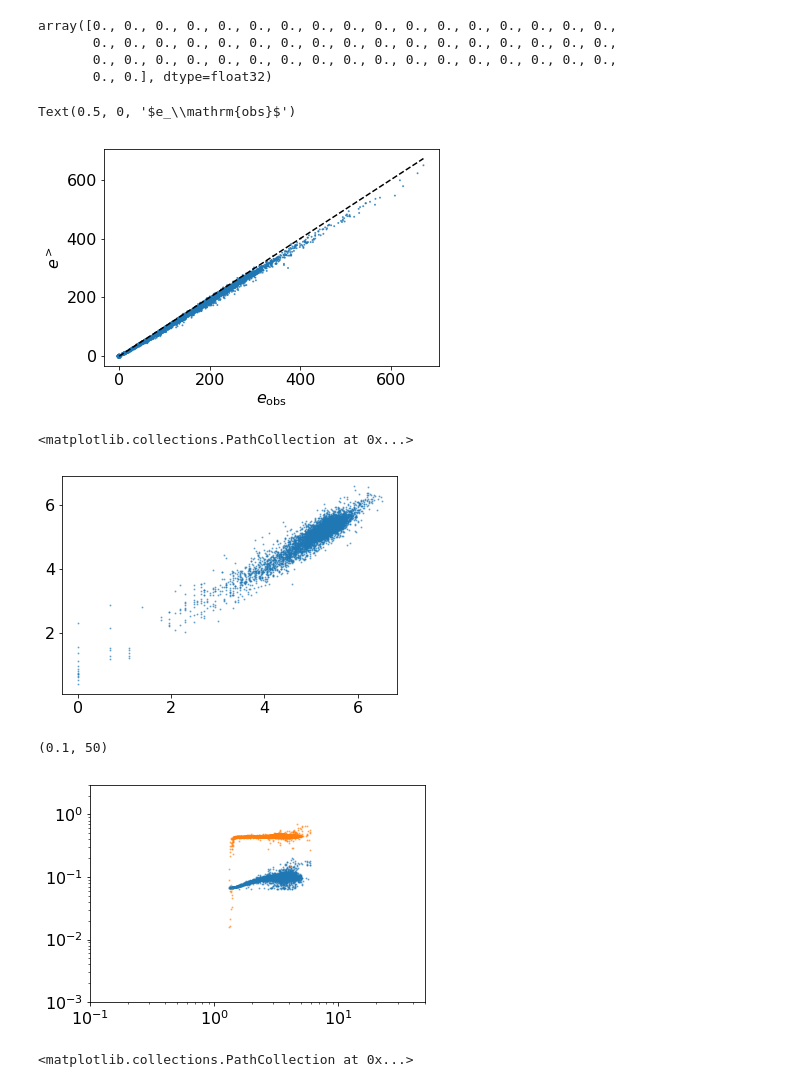
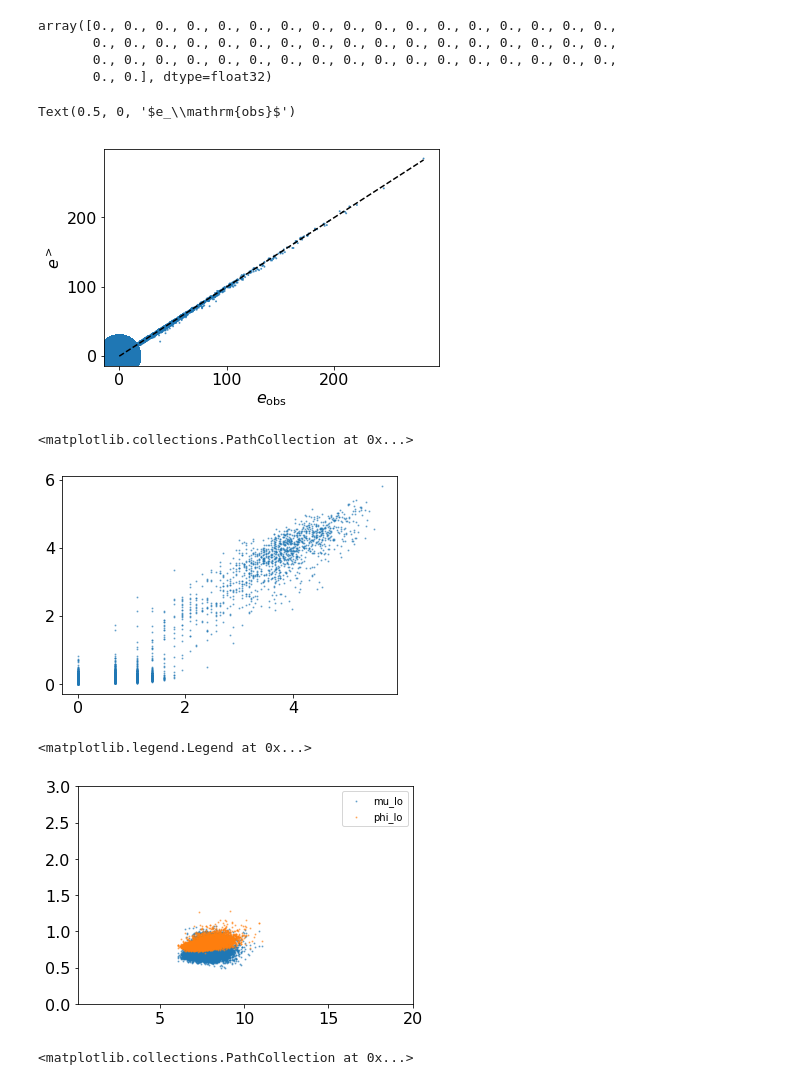
Before and after one commit to broadinstitute/CellBender, a Jupyter notebook: proto/chimera/notebooks/dtm_exploration.ipynb, the cells around one changed output. Drawn from its saved outputs; the diff is of its cells as text; code cells hidden in the pictures.

```diff
--- a/proto/chimera/notebooks/dtm_exploration.ipynb
+++ b/proto/chimera/notebooks/dtm_exploration.ipynb
@@ -60,9 +60,9 @@ dtype = torch.float
 
 
 
-dataset_name = 'pbmc4k_ss_rate_0.25'
-sc_fingerprint_path = '/home/jupyter/data/10x/pbmc4k_ss_rate_0.25_only_expressing_sc_fingerprint.pkl'
-n_gene_groups = 100
+# dataset_name = 'pbmc4k_ss_rate_0.25'
+# sc_fingerprint_path = '/home/jupyter/data/10x/pbmc4k_ss_rate_0.25_only_expressing_sc_fingerprint.pkl'
+# n_gene_groups = 100
 
 # dataset_name = 'pbmc4k_ss_rate_0.25_small_new'
 # sc_fingerprint_path = '/home/jupyter/data/10x/pbmc4k_ss_rate_0.25_small_new_sc_fingerprint.pkl'
@@ -82,9 +82,9 @@ n_gene_groups = 100
 
 
 
-# dataset_name = 'pbmc4k'
-# sc_fingerprint_path = '/home/jupyter/data/10x/pbmc4k_only_expressing_sc_fingerprint.pkl'
-# n_gene_groups = 100
+dataset_name = 'pbmc4k'
+sc_fingerprint_path = '/home/jupyter/data/10x/pbmc4k_only_expressing_sc_fingerprint.pkl'
+n_gene_groups = 100
 
 # dataset_name = 'pbmc4k_small_new'
 # sc_fingerprint_path = '/home/jupyter/data/10x/pbmc4k_small_new_sc_fingerprint.pkl'
@@ -149,7 +149,7 @@ sc_fingerprint_base = SingleCellFingerprintBase.load(sc_fingerprint_path)
 sc_fingerprint_dtm = SingleCellFingerprintDTM(
     sc_fingerprint_base,
     n_gene_groups=n_gene_groups,
-    n_cell_pca_features=10,
+    n_cell_pca_features=20,
     allow_dense_int_ndarray=False,
     low_family_size_cdf_threshold=0.0,
     device=device,
@@ -220,15 +220,15 @@ init_params_dict = {
 
     'expr.init_posterior_scale': 0.2,
 
-    'fsd.gplvm.n_inducing_points': 5,
+    'fsd.gplvm.n_inducing_points': 10,
     'fsd.gplvm.latent_dim': 2,
     'fsd.gplvm.init_rbf_kernel_variance': 0.2,
     'fsd.gplvm.init_rbf_kernel_lengthscale': 0.2,
-    'fsd.gplvm.init_whitenoise_kernel_variance': 0.2,
+    'fsd.gplvm.init_whitenoise_kernel_variance': 0.5,
     'fsd.gplvm.cholesky_jitter': 1e-3,
     'fsd.gplvm.min_noise': 0.01,
 
-    'fsd.init_fsd_xi_posterior_scale': 0.2,
+    'fsd.init_fsd_xi_posterior_scale': 0.1,
     'fsd.xi_posterior_min_scale': 0.01,
 }
 
@@ -274,11 +274,11 @@ model_constraint_params_dict = {
     # no component of p_hi can have too small or too large of a mean family size
     # compared to the empirical mean
     'mu_fsd_hi_comps_to_mu_empirical_ratio_nj': {
-        'lower_bound_value': 0.2,
-        'lower_bound_width': 0.1,
+        'lower_bound_value': 0.01,
+        'lower_bound_width': 0.01,
         'lower_bound_strength': default_constraint_strength,
         'lower_bound_exponent': 2,
-        'upper_bound_value': 5.0,
+        'upper_bound_value': 3.0,
         'upper_bound_width': 1.0,
         'upper_bound_strength': default_constraint_strength,
         'upper_bound_exponent': 2},
@@ -293,7 +293,7 @@ model_constraint_params_dict = {
     # possibly the most important hyperparameter!
     # the ratio of observed chimeric to real molecules can not exceed a certain value
     'mu_fsd_lo_to_mu_fsd_hi_ratio_n': {
-        'upper_bound_value': 0.10,
+        'upper_bound_value': 0.15,
         'upper_bound_width': 0.05,
         'upper_bound_strength': default_constraint_strength,
         'upper_bound_exponent': 2,
@@ -309,8 +309,8 @@ model_constraint_params_dict = {
         'upper_bound_width': 0.05,
         'upper_bound_strength': medium_constraint_strength,
         'upper_bound_exponent': 2,
-        'lower_bound_value': 0.01,  # very important
-        'lower_bound_width': 0.01,
+        'lower_bound_value': 0.001,  # very important
+        'lower_bound_width': 0.001,
         'lower_bound_strength': medium_constraint_strength,
         'lower_bound_exponent': 2},
 
@@ -852,7 +851,7 @@ plt.scatter(x, mu_lo_mean/mu_hi_mean, marker='.', s=5, color='black')
 # gene_index = sc_fingerprint_base.gene_idx_list.index(original_gene_index)
 # print(original_gene_index)
 
-gene_index = sc_fingerprint_base.gene_names_list.index('LYZ')
+gene_index = 12208 #sc_fingerprint_base.gene_names_list.index('RPS23')
 print(sc_fingerprint_base.gene_names_list[gene_index])
 
 sampler = PosteriorGeneExpressionSampler(dtm, device, dtype)
@@ -1041,35 +1063,36 @@ plt.ylabel(r'$e^>$', fontsize=16)
 plt.xlabel(r'$e_\mathrm{obs}$', fontsize=16)
 # %% [output]
 Text(0.5, 0, '$e_\\mathrm{obs}$')
-[figure, old version]
+[figure, new version]
 # %%
 plt.scatter(
     np.log1p(e_obs),
     np.log1p(e_hi_prior_dist.mean.detach().cpu().numpy()), s=1, alpha=0.5)
 # %% [output]
 <matplotlib.collections.PathCollection at 0x...>
-[figure, old version]
+[figure, new version]
 # %%
 with torch.no_grad():
     fsd_params_dict = fsd_model.decode(fsd_model.fsd_xi_posterior_loc_gq)
     dist_lo, dist_hi = fsd_model.get_fsd_components(fsd_params_dict)
     mu_lo = dist_lo.mean.cpu().numpy()
     mu_hi = dist_hi.mean.cpu().numpy()
     phi_lo = fsd_params_dict['phi_lo'].squeeze(-1).cpu().numpy()
 
 # assignments = torch.argmin(
 #     (fsd_codec.get_sorted_fsd_xi(pyro.param("fsd_xi_posterior_loc_gq")).unsqueeze(-1)
 #      - fsd_codec.get_sorted_fsd_xi(pyro.param("fsd_xi_prior_locs_kq")).permute(-1, -2)).pow(2).sum(1), dim=-1).detach().cpu().numpy()
 
-plt.scatter(mu_hi.squeeze(), mu_lo.squeeze(), s=1, alpha=0.5)
-plt.scatter(mu_hi.squeeze(), phi_lo.squeeze(), s=1, alpha=0.5)
-plt.yscale('log')
-plt.xscale('log')
+plt.scatter(mu_hi.squeeze(), mu_lo.squeeze(), s=1, alpha=0.5, label='mu_lo')
+plt.scatter(mu_hi.squeeze(), phi_lo.squeeze(), s=1, alpha=0.5, label='phi_lo')
+# plt.yscale('log')
+# plt.xscale('log')
 plt.ylim((1e-3, 3.))
-plt.xlim((0.1, 50))
+plt.xlim((0.1, 20))
+plt.legend()
 # %% [output]
-(0.1, 50)
+<matplotlib.legend.Legend at 0x...>
-[figure, old version]
+[figure, new version]
 # %%
 # with torch.no_grad():
 #     fsd_hi_params_dict = fsd_codec.decode_xi_to_fsd_hi_params_dict(pyro.param("fsd_xi_posterior_loc_gq"))
```
Also changed, not shown: parts of 26 cells of this notebook, 1 other file.
